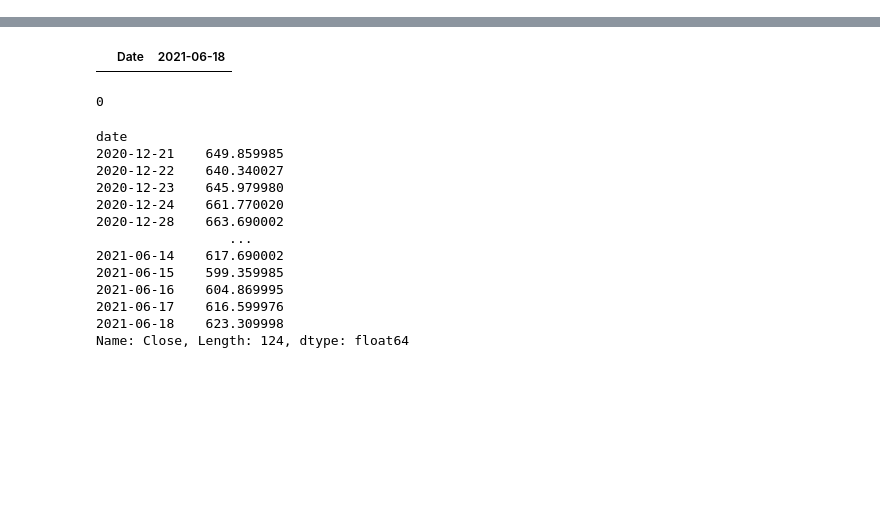
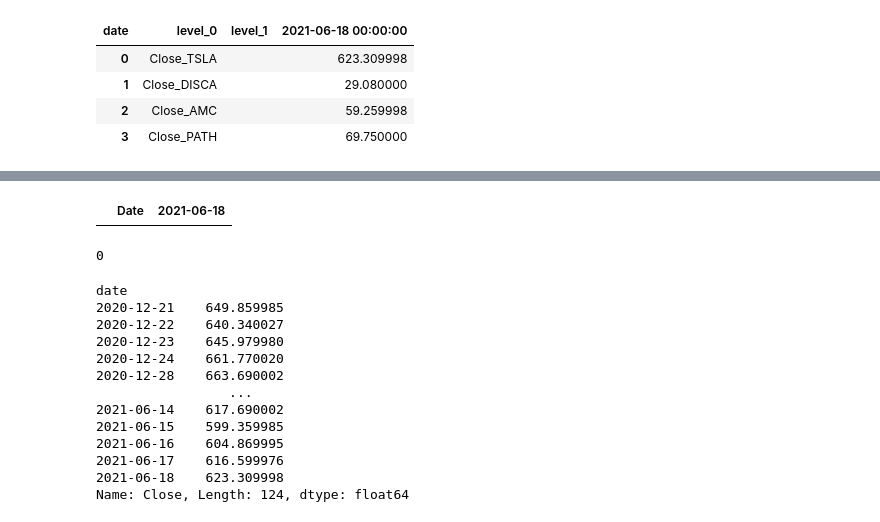
Before and after one commit to PetricaR/rev_app, a Jupyter notebook: nb_files/yahoo_finance.ipynb, the cells around one changed output, grey strips where cells are left out. Drawn from its saved outputs; the diff is of its cells as text; code cells hidden in the pictures; blank space fills up the shorter version.

```diff
--- a/nb_files/yahoo_finance.ipynb
+++ b/nb_files/yahoo_finance.ipynb
@@ -93,0 +99,9 @@ df
+# %%
+df_close.reset_index(inplace=True)
+df_close
+# %% [output]
+| date | level_0 | level_1 | 2021-06-18 00:00:00 |
+| 0 | Close_TSLA |  | 623.309998 |
+| 1 | Close_DISCA |  | 29.080000 |
+| 2 | Close_AMC |  | 59.259998 |
+| 3 | Close_PATH |  | 69.750000 |
```
Also changed, not shown: parts of 24 cells of this notebook, 1 other file.
